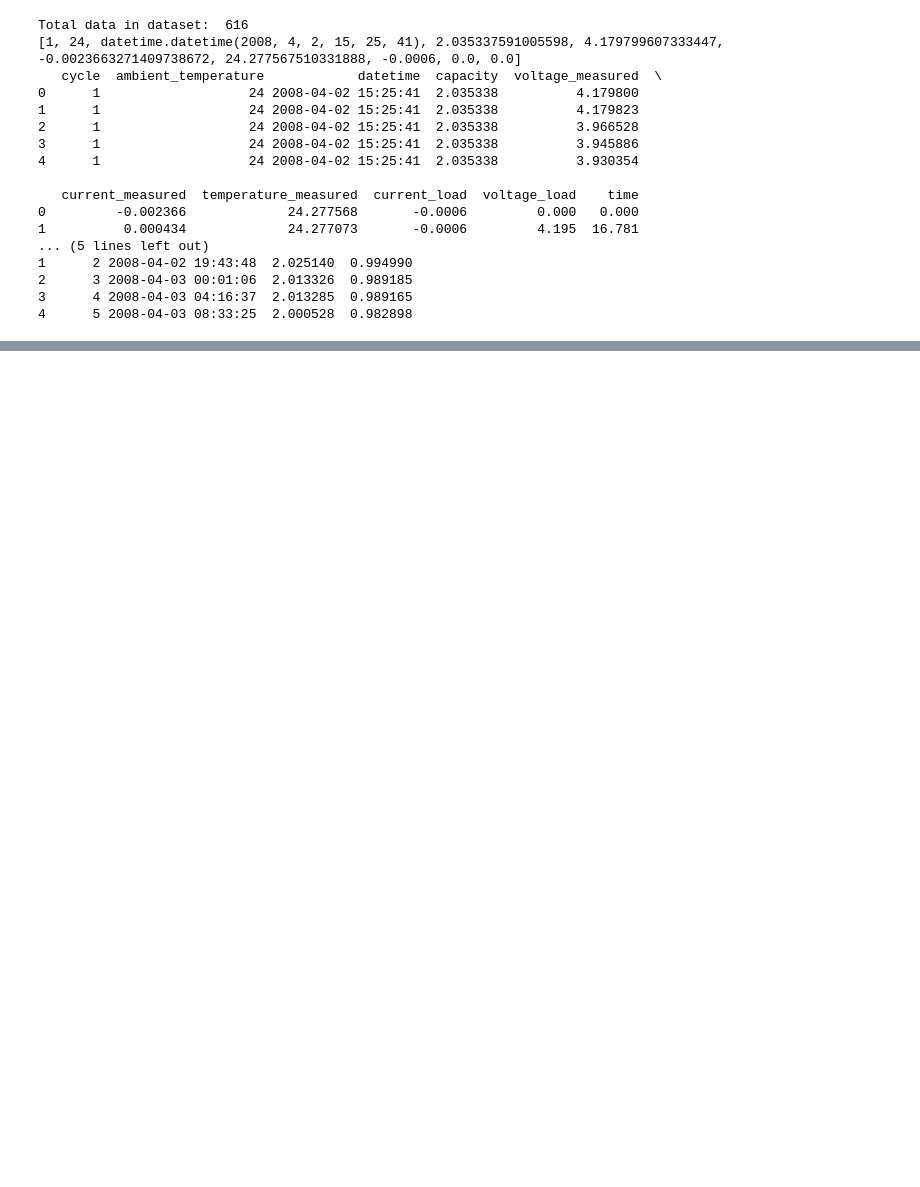
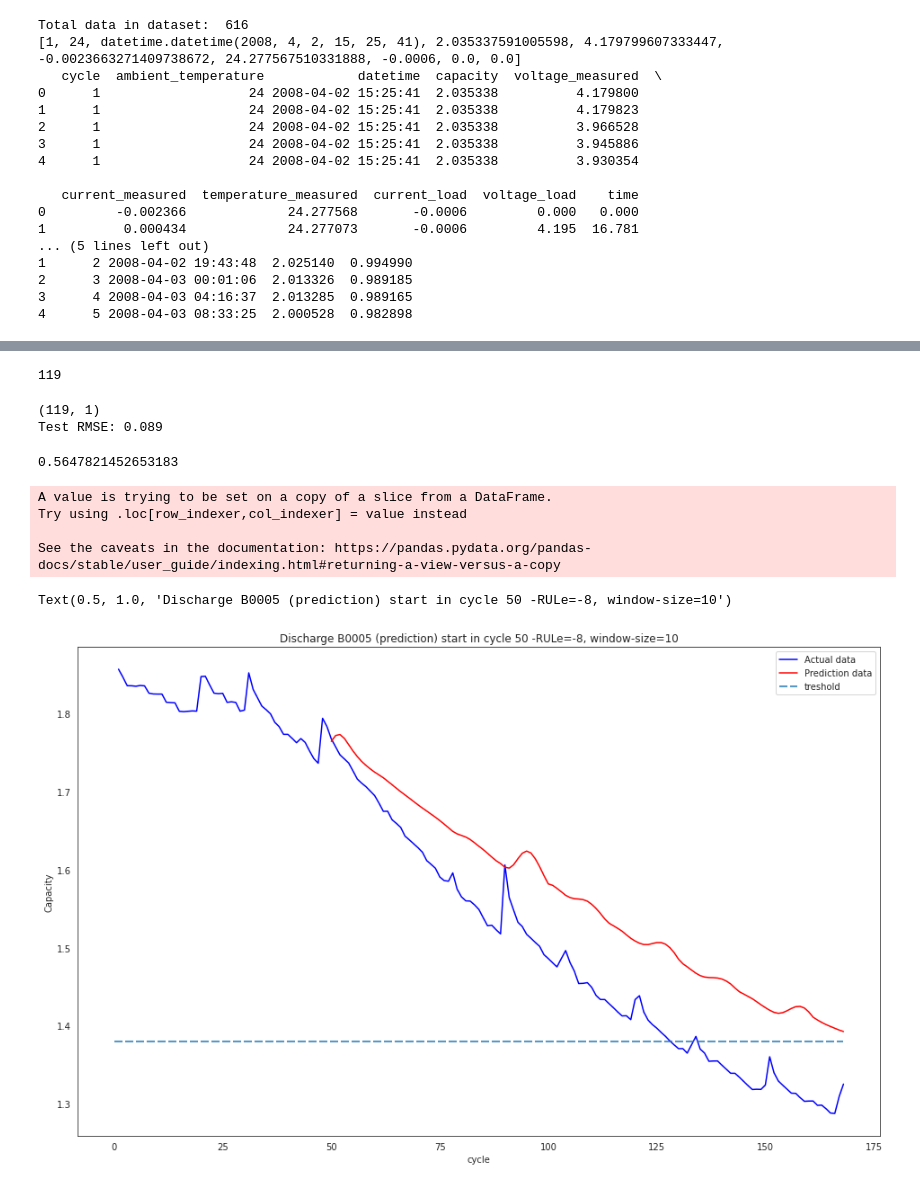
Before and after one commit to Ansalnakhan/TSA, a Jupyter notebook: project 5.ipynb, the cells around one changed output, grey strips where cells are left out. Drawn from its saved outputs; the diff is of its cells as text; code cells hidden in the pictures; blank space fills up the shorter version.

```diff
--- a/project 5.ipynb
+++ b/project 5.ipynb
@@ -301,0 +360,2 @@ Text(0.5, 1.0, 'Discharge B0006')
+# %%
+regress.fit(X_train,y_train,epochs=200,batch_size=25)
@@ -301,0 +381,49 @@ Text(0.5, 1.0, 'Discharge B0006')
+# %%
+print(len(data_test))
+data_total=pd.concat((data_train['capacity'], data_test['capacity']),axis=0)
+inputs=data_total[len(data_total)-len(data_test)-10:].values
+inputs=inputs.reshape(-1,1)
+inputs=sc.transform(inputs)
+# %% [output]
+119
+# %%
+X_test=[]
+for i in range(10,129):
+    X_test.append(inputs[i-10:i,0])
+X_test=np.array(X_test)
+X_test=np.reshape(X_test,(X_test.shape[0],X_test.shape[1],1))
+pred=regress.predict(X_test)
+print(pred.shape)
+pred=sc.inverse_transform(pred)
+pred=pred[:,0]
+tests=data_test.iloc[:,1:2]
+rmse = np.sqrt(mean_squared_error(tests, pred))
+print('Test RMSE: %.3f' % rmse)
+metrics.r2_score(tests,pred)
+# %% [output]
+(119, 1)
+Test RMSE: 0.089
+0.5647821452653183
+# %%
+ln = len(data_train)
+data_test['pre']=pred
+plot_df = dataset.loc[(dataset['cycle']>=1),['cycle','capacity']]
+plot_per = data_test.loc[(data_test['cycle']>=ln),['cycle','pre']]
+plt.figure(figsize=(16, 10))
+plt.plot(plot_df['cycle'], plot_df['capacity'], label="Actual data", color='blue')
+plt.plot(plot_per['cycle'],plot_per['pre'],label="Prediction data", color='red')
+#Draw threshold
+plt.plot([0.,168], [1.38, 1.38],dashes=[6, 2], label="treshold")
+plt.ylabel('Capacity')
+# make x-axis ticks legible
+adf = plt.gca().get_xaxis().get_major_formatter()
+plt.xlabel('cycle')
+plt.legend()
+plt.title('Discharge B0005 (prediction) start in cycle 50 -RULe=-8, window-size=10')
+# %% [output]
+A value is trying to be set on a copy of a slice from a DataFrame.
+Try using .loc[row_indexer,col_indexer] = value instead
+
+See the caveats in the documentation: https://pandas.pydata.org/pandas-docs/stable/user_guide/indexing.html#returning-a-view-versus-a-copy
+Text(0.5, 1.0, 'Discharge B0005 (prediction) start in cycle 50 -RULe=-8, window-size=10')
+[figure, added]
```
Also changed, not shown: parts of 9 cells of this notebook.
